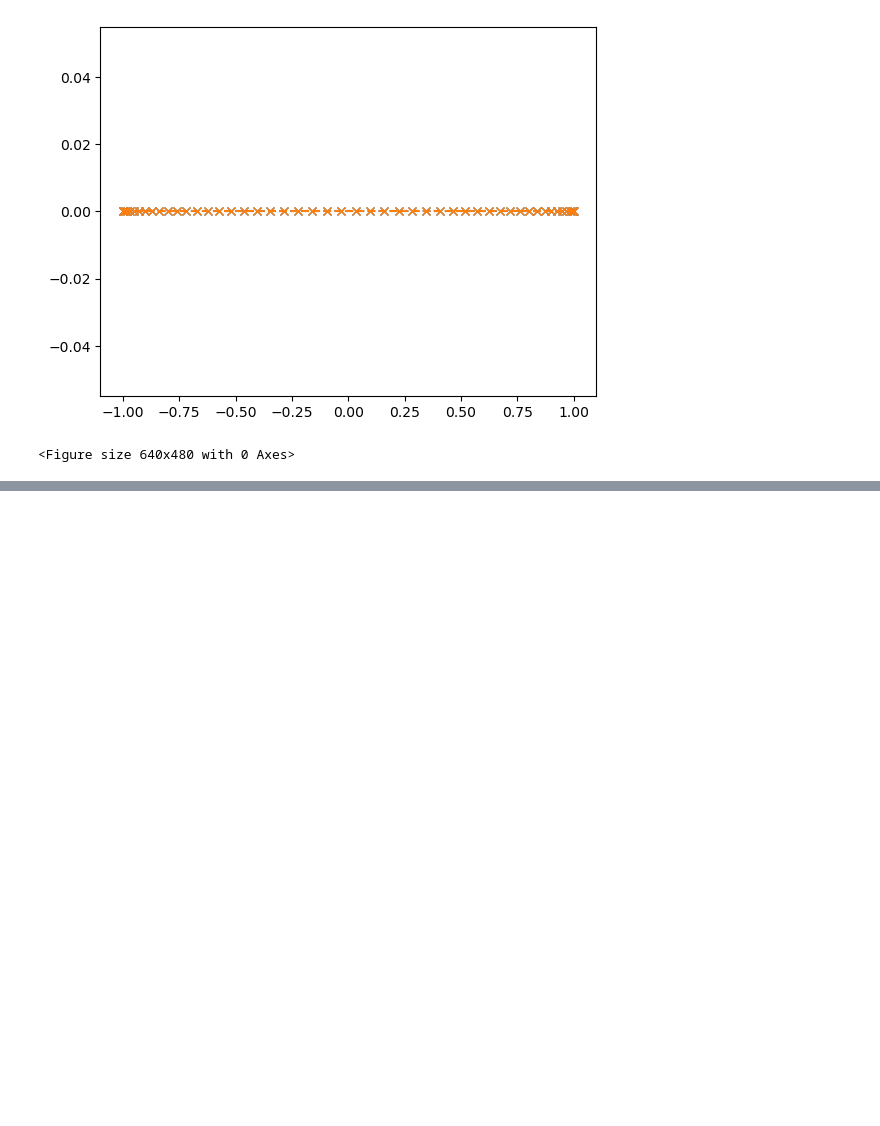
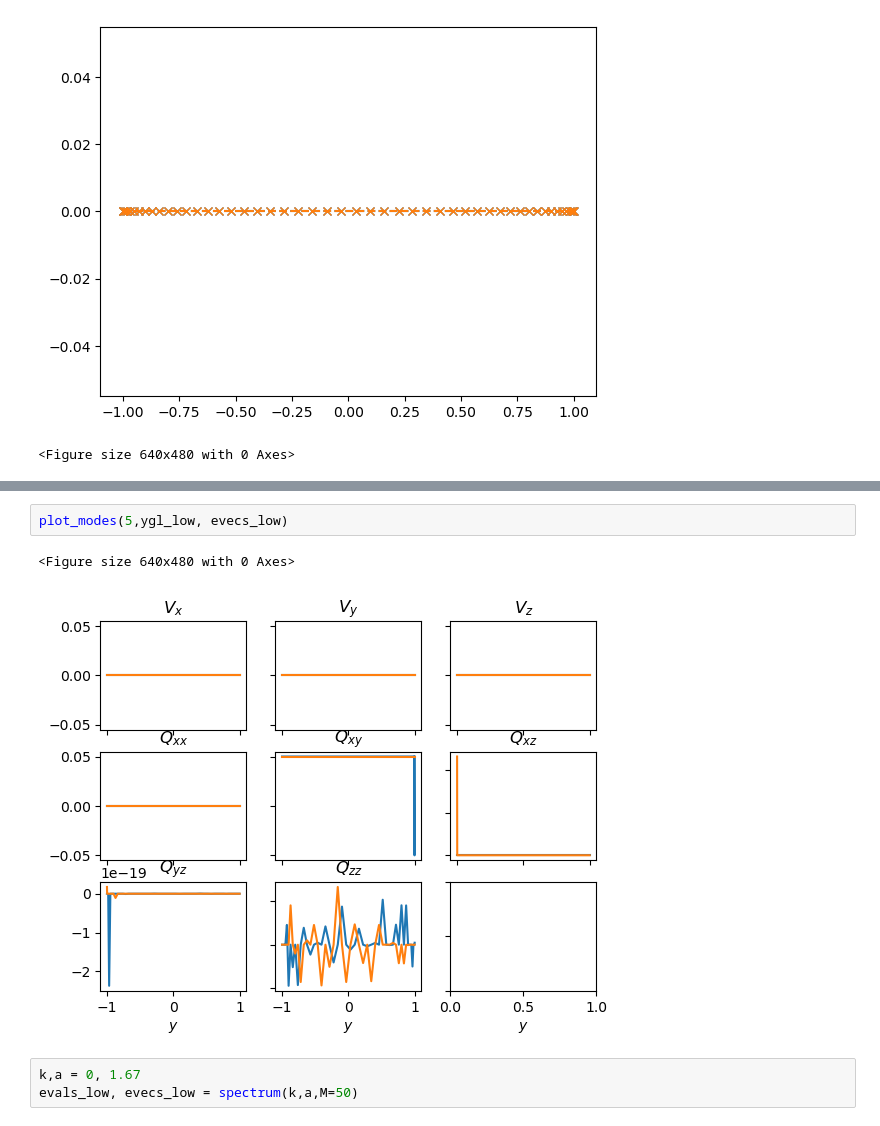
Before and after one commit to jaspercjp/Chebyshev-Pseudospectral-Active-Shear, a Jupyter notebook: three-dimensions/manual-implementation.ipynb, the cells around one changed output, grey strips where cells are left out. Drawn from its saved outputs; the diff is of its cells as text; blank space fills up the shorter version.

```diff
--- a/three-dimensions/manual-implementation.ipynb
+++ b/three-dimensions/manual-implementation.ipynb
@@ -100,0 +112,8 @@ array([ 8.41995415e+03-4.06995780e+02j, -1.30921317e+03-2.02877671e+01j,
+# %%
+plot_modes(5,ygl_low, evecs_low)
+# %% [output]
+<Figure size 640x480 with 0 Axes>
+[figure, added]
+# %%
+k,a = 0, 1.67
+evals_low, evecs_low = spectrum(k,a,M=50)
```
Also changed, not shown: parts of 13 cells of this notebook, 11 other files.
